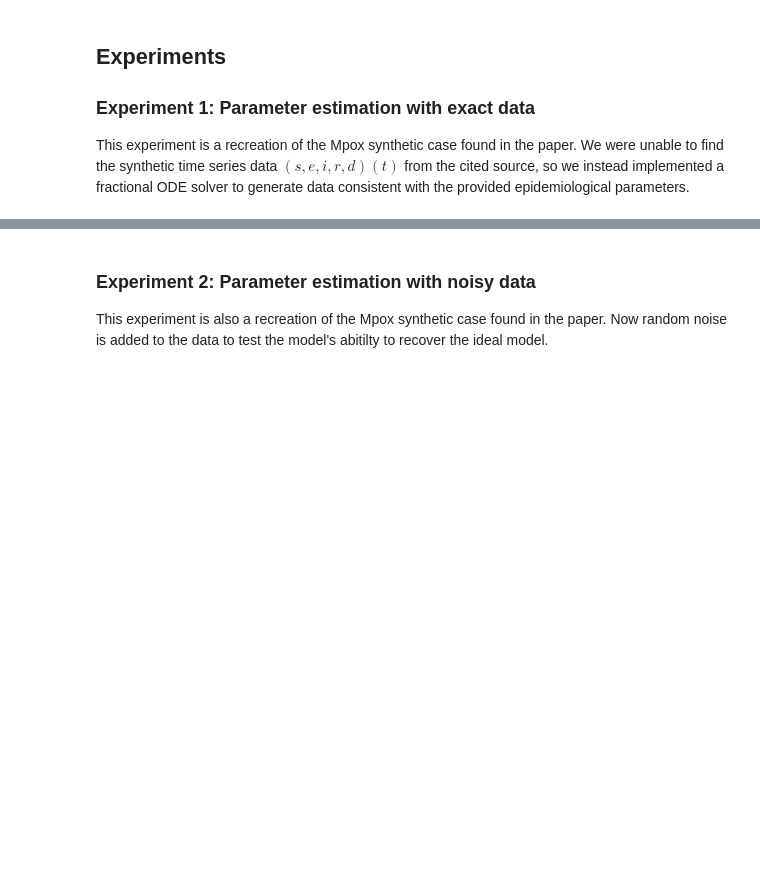
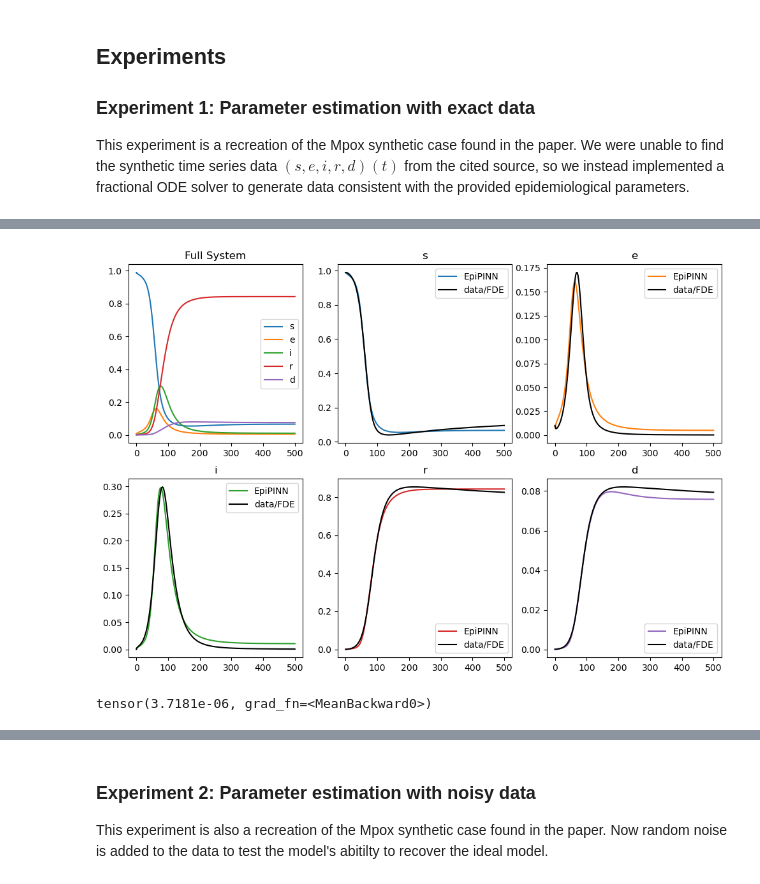
Before and after one commit to ashtonvcole/EpiPINN, a Jupyter notebook: EpiPINN.ipynb, the cells around one changed output, grey strips where cells are left out. Cells and saved outputs as stored; diff of their text form; code cells hidden in the pictures; blank space fills up the shorter version.

```diff
--- a/EpiPINN.ipynb
+++ b/EpiPINN.ipynb
@@ -460,6 +460,34 @@ beta = 0.25
 gamma = 0.05199999734759331
 sigma = 0.12999999523162842
 mu = 0.004999999888241291
+# %%
+# Compound plot of model results, and comparison against data
+fig, axs = plt.subplots(2, 3, figsize=(12, 8))
+labels = ['Full System', 's', 'e', 'i', 'r', 'd']
+colors = plt.rcParams['axes.prop_cycle'].by_key()['color']
+ts_val = torch.from_numpy(np.linspace(t0, tf, 1000)).float().unsqueeze(1)
+model1.eval()
+with torch.no_grad():
+    ys_val = model1(ts_val)
+
+# Full system
+for i in range(5):
+    axs[0, 0].plot(ts_val, ys_val[:, i], label=labels[i + 1])
+
+# Individial plots
+for i in range(5):
+    axs[(i + 1) // 3, (i + 1) % 3].plot(ts_val, ys_val[:, i], label='EpiPINN', color=colors[i])
+    axs[(i + 1) // 3, (i + 1) % 3].plot(ts, ys[:, i], label='data/FDE', color='k')
+
+for i in range(6):
+    axs[i // 3, i % 3].set_title(labels[i])
+    axs[i // 3, i % 3].legend()
+# %% [output]
+[figure, added]
+# %%
+model1.get_loss_phys(ts_colloc)
+# %% [output]
+tensor(3.7181e-06, grad_fn=<MeanBackward0>)
 # %%
 # Start timing
 start2 = time.time()
```
Also changed, not shown: parts of 6 cells of this notebook, 2 other files.
